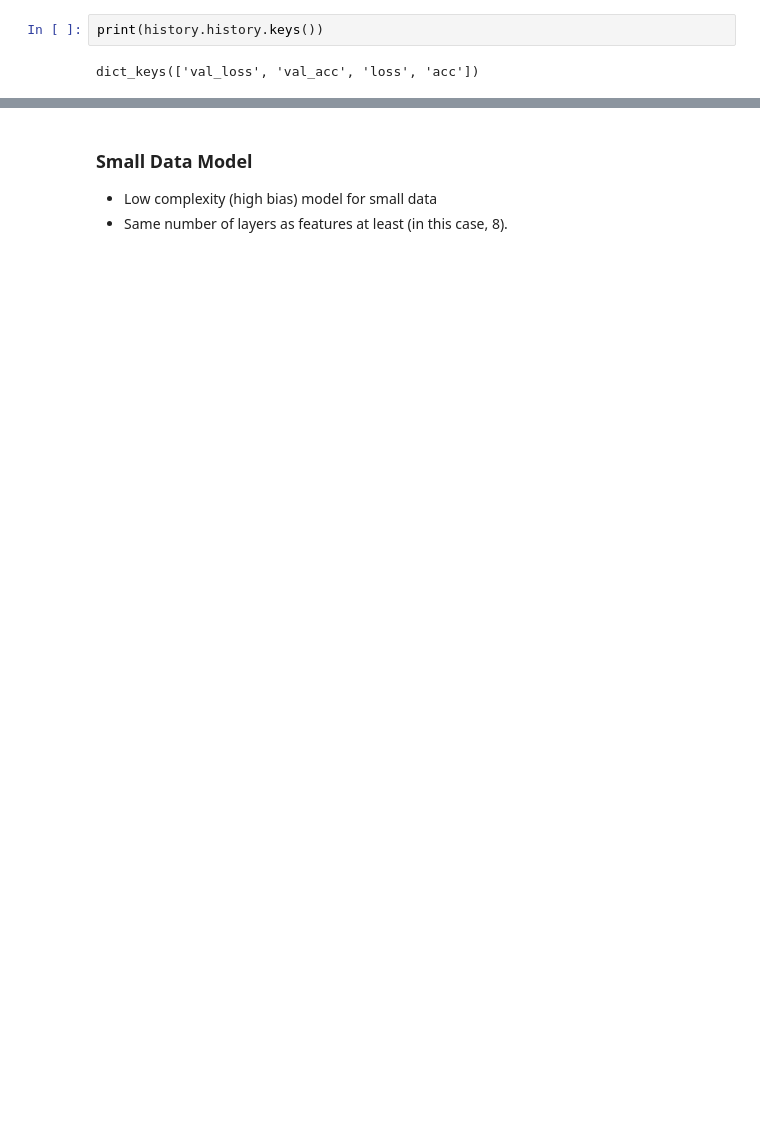
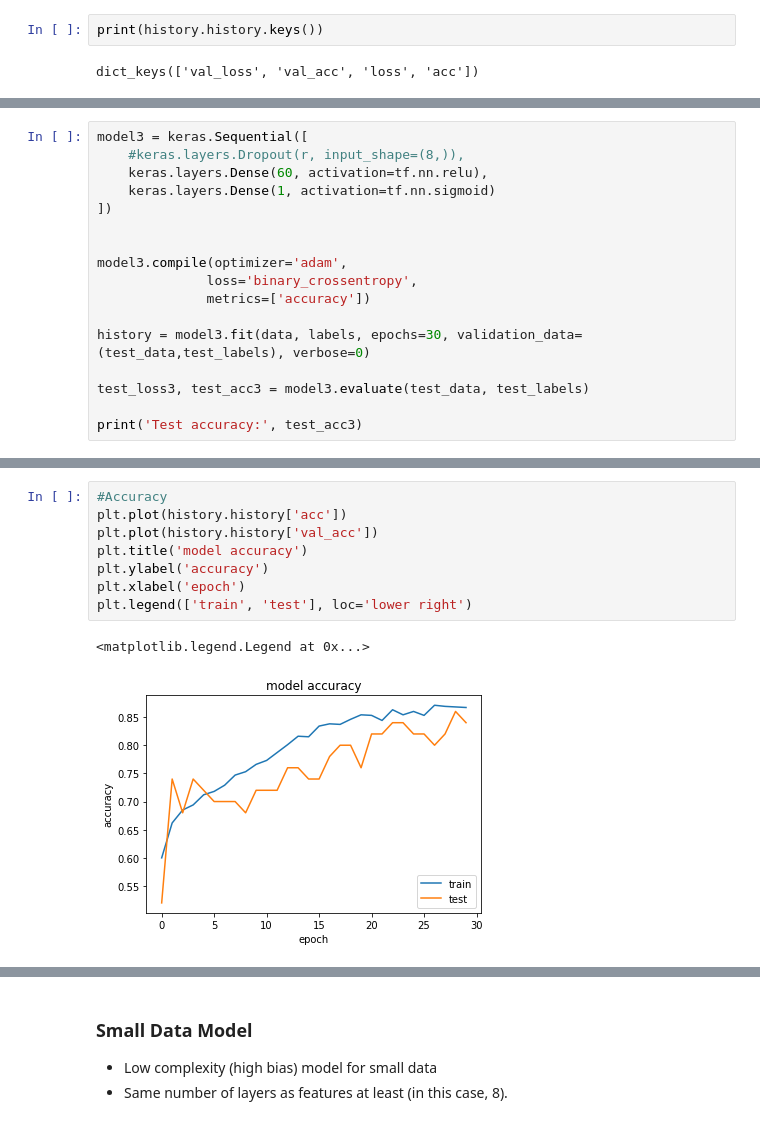
Before and after one commit to mbibireata/TorqueML, a Jupyter notebook: Torque ML.ipynb, the cells around one changed output, grey strips where cells are left out. Cells and saved outputs as stored; diff of their text form; blank space fills up the shorter version.

```diff
--- a/Torque ML.ipynb
+++ b/Torque ML.ipynb
@@ -319,0 +312,17 @@ plt.legend(['train', 'test'], loc='upper left')
+# %%
+model3 = keras.Sequential([
+    #keras.layers.Dropout(r, input_shape=(8,)),
+    keras.layers.Dense(60, activation=tf.nn.relu),
+    keras.layers.Dense(1, activation=tf.nn.sigmoid)
+])
+
+
+model3.compile(optimizer='adam',
+              loss='binary_crossentropy',
+              metrics=['accuracy'])
+
+history = model3.fit(data, labels, epochs=30, validation_data=(test_data,test_labels), verbose=0)
+
+test_loss3, test_acc3 = model3.evaluate(test_data, test_labels)
+
+print('Test accuracy:', test_acc3)
@@ -319,0 +332,11 @@ plt.legend(['train', 'test'], loc='upper left')
+# %%
+#Accuracy
+plt.plot(history.history['acc'])
+plt.plot(history.history['val_acc'])
+plt.title('model accuracy')
+plt.ylabel('accuracy')
+plt.xlabel('epoch')
+plt.legend(['train', 'test'], loc='lower right')
+# %% [output]
+<matplotlib.legend.Legend at 0x...>
+[figure, added]
```
Also changed, not shown: parts of 19 cells of this notebook.
